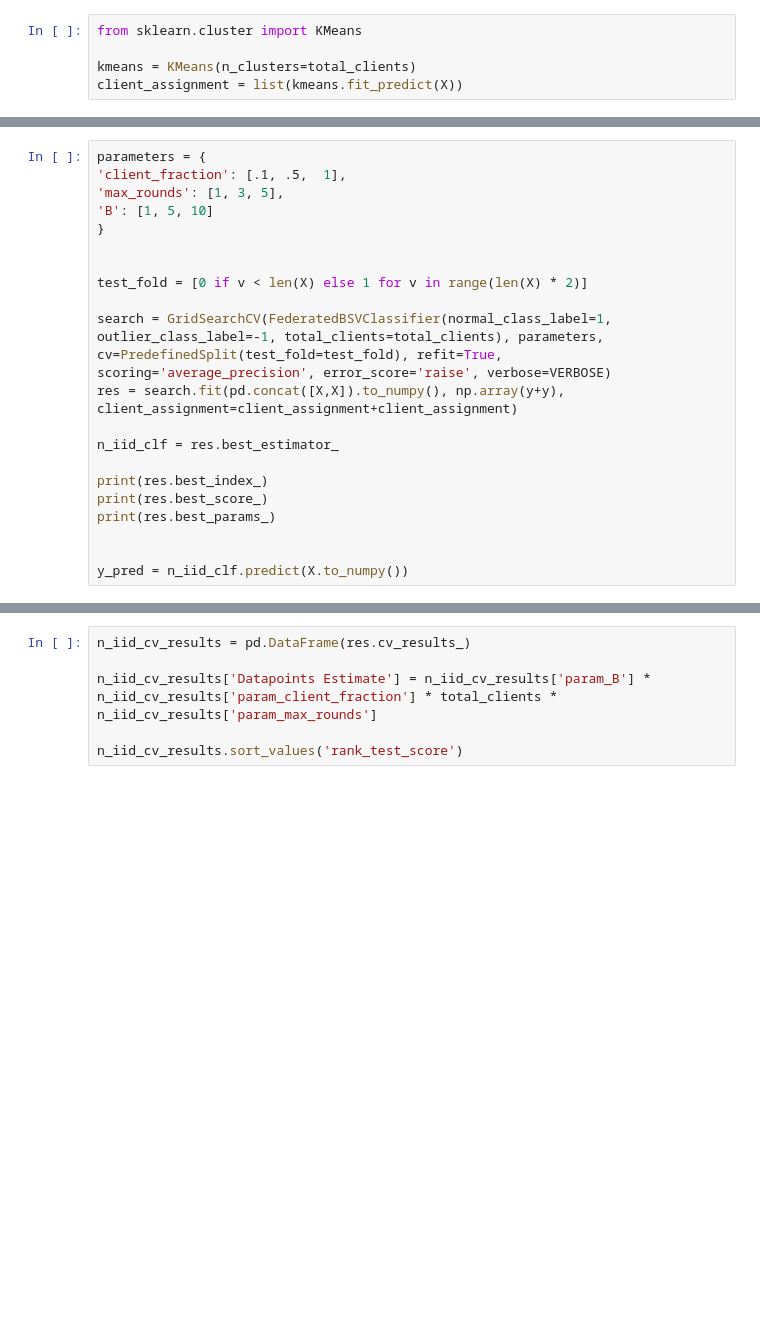
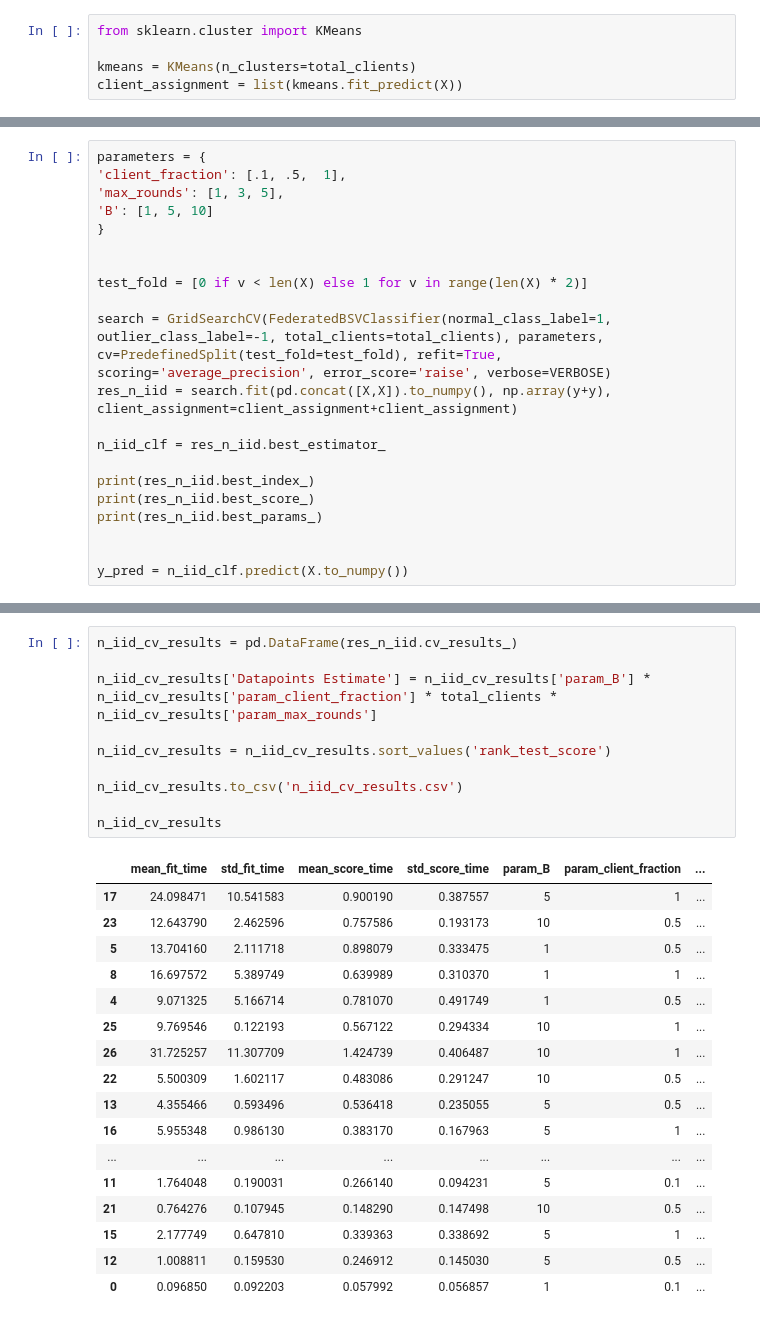
Before and after one commit to MaxFrax/FederatedLearningOutlierDetection, a Jupyter notebook: jupyter/Evaluation.ipynb, the cells around one changed output, grey strips where cells are left out. Drawn from its saved outputs; the diff is of its cells as text; blank space fills up the shorter version.

```diff
--- a/jupyter/Evaluation.ipynb
+++ b/jupyter/Evaluation.ipynb
@@ -313,13 +517,13 @@ parameters = {
 test_fold = [0 if v < len(X) else 1 for v in range(len(X) * 2)]
 
 search = GridSearchCV(FederatedBSVClassifier(normal_class_label=1, outlier_class_label=-1, total_clients=total_clients), parameters, cv=PredefinedSplit(test_fold=test_fold), refit=True, scoring='average_precision', error_score='raise', verbose=VERBOSE)
-res = search.fit(pd.concat([X,X]).to_numpy(), np.array(y+y), client_assignment=client_assignment+client_assignment)
+res_n_iid = search.fit(pd.concat([X,X]).to_numpy(), np.array(y+y), client_assignment=client_assignment+client_assignment)
 
-n_iid_clf = res.best_estimator_
+n_iid_clf = res_n_iid.best_estimator_
 
-print(res.best_index_)
-print(res.best_score_)
-print(res.best_params_)
+print(res_n_iid.best_index_)
+print(res_n_iid.best_score_)
+print(res_n_iid.best_params_)
 
 
 y_pred = n_iid_clf.predict(X.to_numpy())
@@ -340,9 +570,31 @@ plt.show()
 # %%
-n_iid_cv_results = pd.DataFrame(res.cv_results_)
+n_iid_cv_results = pd.DataFrame(res_n_iid.cv_results_)
 
 n_iid_cv_results['Datapoints Estimate'] = n_iid_cv_results['param_B'] * n_iid_cv_results['param_client_fraction'] * total_clients * n_iid_cv_results['param_max_rounds']
 
-n_iid_cv_results.sort_values('rank_test_score')
+n_iid_cv_results = n_iid_cv_results.sort_values('rank_test_score')
+
+n_iid_cv_results.to_csv('n_iid_cv_results.csv')
+
+n_iid_cv_results
+# %% [output]
+|  | mean_fit_time | std_fit_time | mean_score_time | std_score_time | param_B | param_client_fraction | ... |
+| 17 | 24.098471 | 10.541583 | 0.900190 | 0.387557 | 5 | 1 | ... |
+| 23 | 12.643790 | 2.462596 | 0.757586 | 0.193173 | 10 | 0.5 | ... |
+| 5 | 13.704160 | 2.111718 | 0.898079 | 0.333475 | 1 | 0.5 | ... |
+| 8 | 16.697572 | 5.389749 | 0.639989 | 0.310370 | 1 | 1 | ... |
+| 4 | 9.071325 | 5.166714 | 0.781070 | 0.491749 | 1 | 0.5 | ... |
+| 25 | 9.769546 | 0.122193 | 0.567122 | 0.294334 | 10 | 1 | ... |
+| 26 | 31.725257 | 11.307709 | 1.424739 | 0.406487 | 10 | 1 | ... |
+| 22 | 5.500309 | 1.602117 | 0.483086 | 0.291247 | 10 | 0.5 | ... |
+| 13 | 4.355466 | 0.593496 | 0.536418 | 0.235055 | 5 | 0.5 | ... |
+| 16 | 5.955348 | 0.986130 | 0.383170 | 0.167963 | 5 | 1 | ... |
+| ... | ... | ... | ... | ... | ... | ... | ... |
+| 11 | 1.764048 | 0.190031 | 0.266140 | 0.094231 | 5 | 0.1 | ... |
+| 21 | 0.764276 | 0.107945 | 0.148290 | 0.147498 | 10 | 0.5 | ... |
+| 15 | 2.177749 | 0.647810 | 0.339363 | 0.338692 | 5 | 1 | ... |
+| 12 | 1.008811 | 0.159530 | 0.246912 | 0.145030 | 5 | 0.5 | ... |
+| 0 | 0.096850 | 0.092203 | 0.057992 | 0.056857 | 1 | 0.1 | ... |
 # %%
 print(np.average(n_iid_cv_results['mean_test_score']))
 print(np.std(n_iid_cv_results['mean_test_score']))
```
Also changed, not shown: parts of 27 cells of this notebook.
